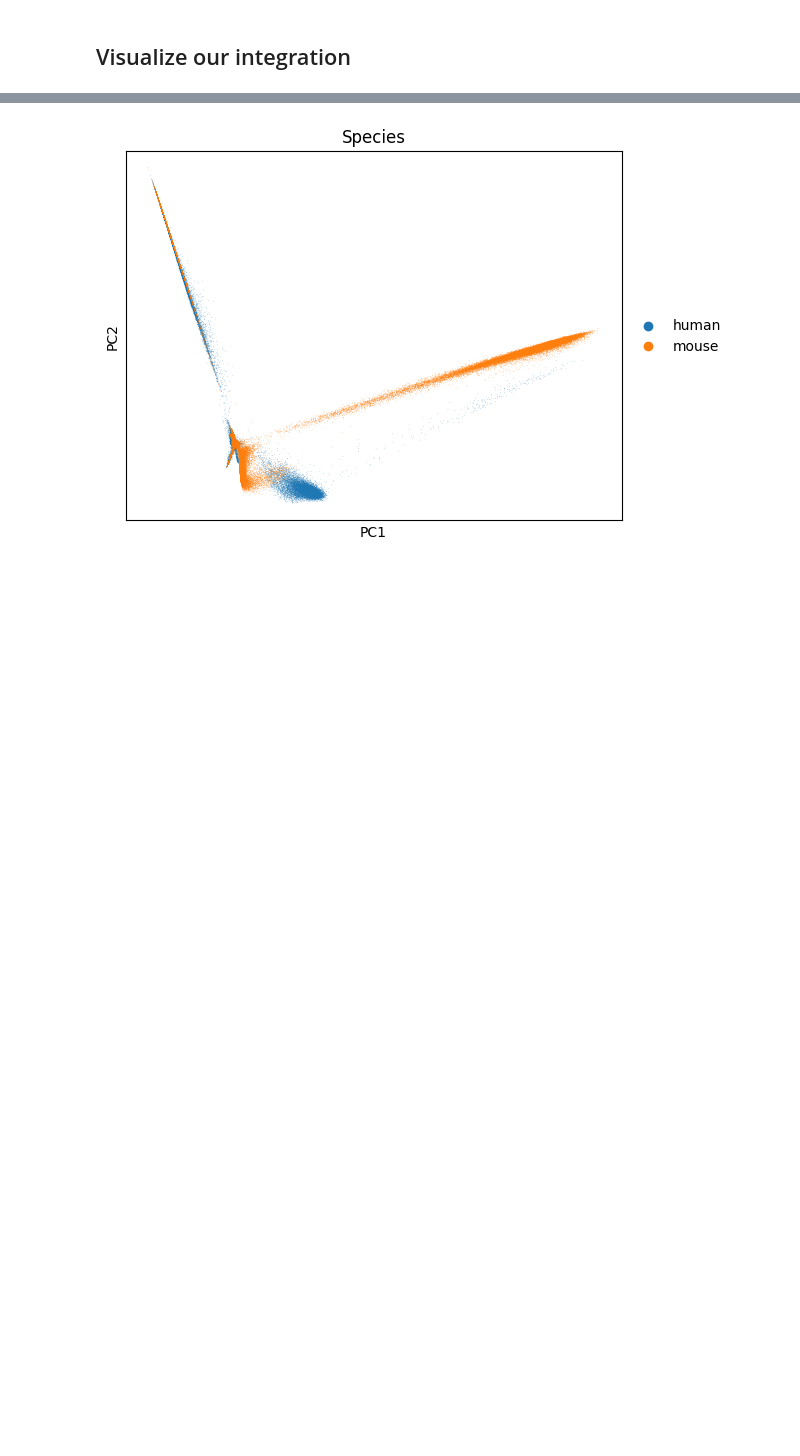
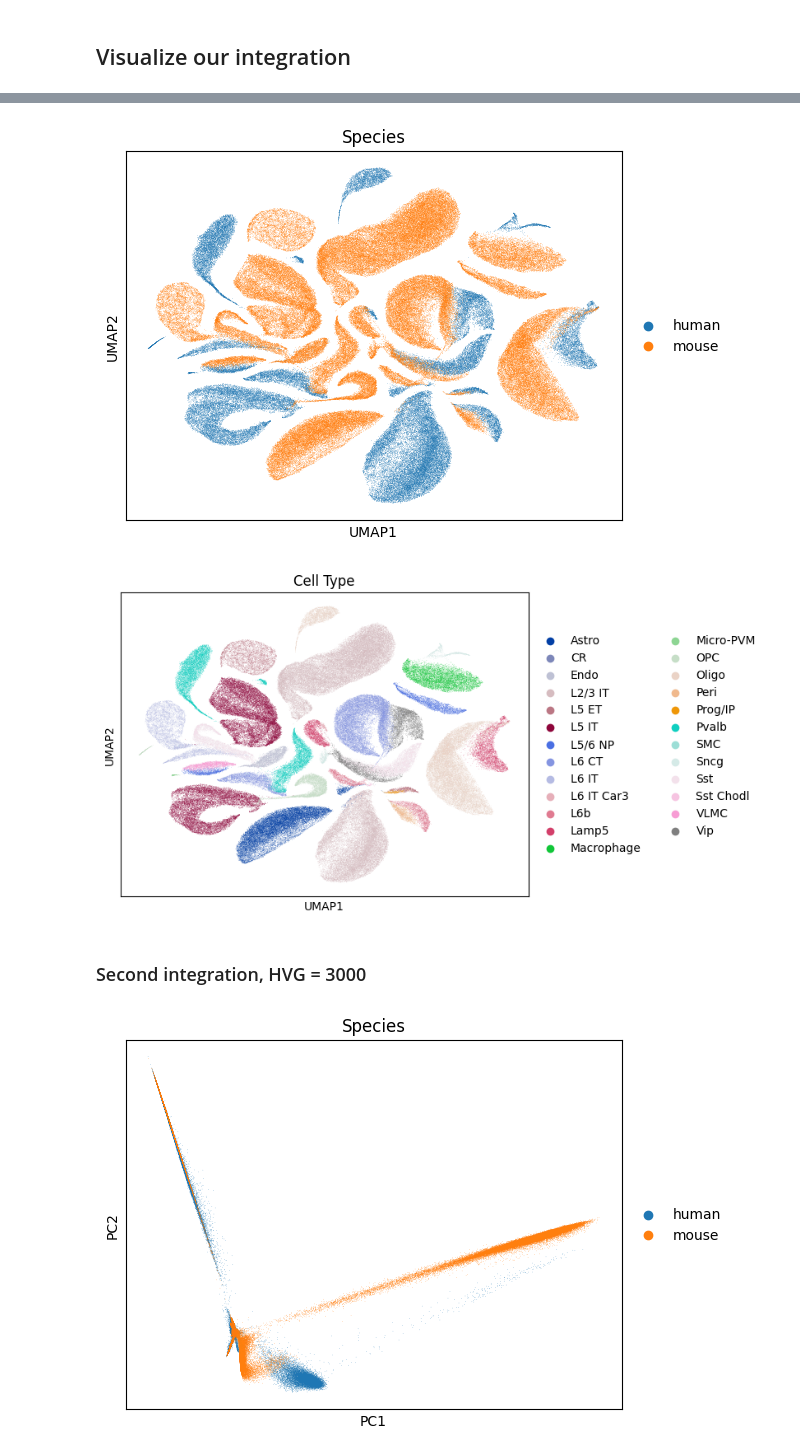
Before and after one commit to anaellle/CrossSpeciesIC, a Jupyter notebook: SATURN/Vignettes/frog_zebrafish_embryogenesis/training_human_mouse.ipynb, the cells around one changed output, grey strips where cells are left out. Drawn from its saved outputs; the diff is of its cells as text; code cells hidden in the pictures; blank space fills up the shorter version.

```diff
--- a/SATURN/Vignettes/frog_zebrafish_embryogenesis/training_human_mouse.ipynb
+++ b/SATURN/Vignettes/frog_zebrafish_embryogenesis/training_human_mouse.ipynb
@@ -199,3 +208,13 @@ AnnData object with n_obs × n_vars = 236271 × 256
+# %%
+sc.pp.neighbors(adata)
+sc.tl.umap(adata)
+sc.pl.umap(adata, color="species", title="Species")
+sc.pl.umap(adata, color="labels2", title="Cell Type")
+# %% [output]
+[figure, added]
+[figure, added]
+# %% [markdown]
+### Second integration, HVG = 3000
 # %%
 sc.pp.pca(adata)
 # %%
```
Also changed, not shown: parts of 8 cells of this notebook, 5 other files.
